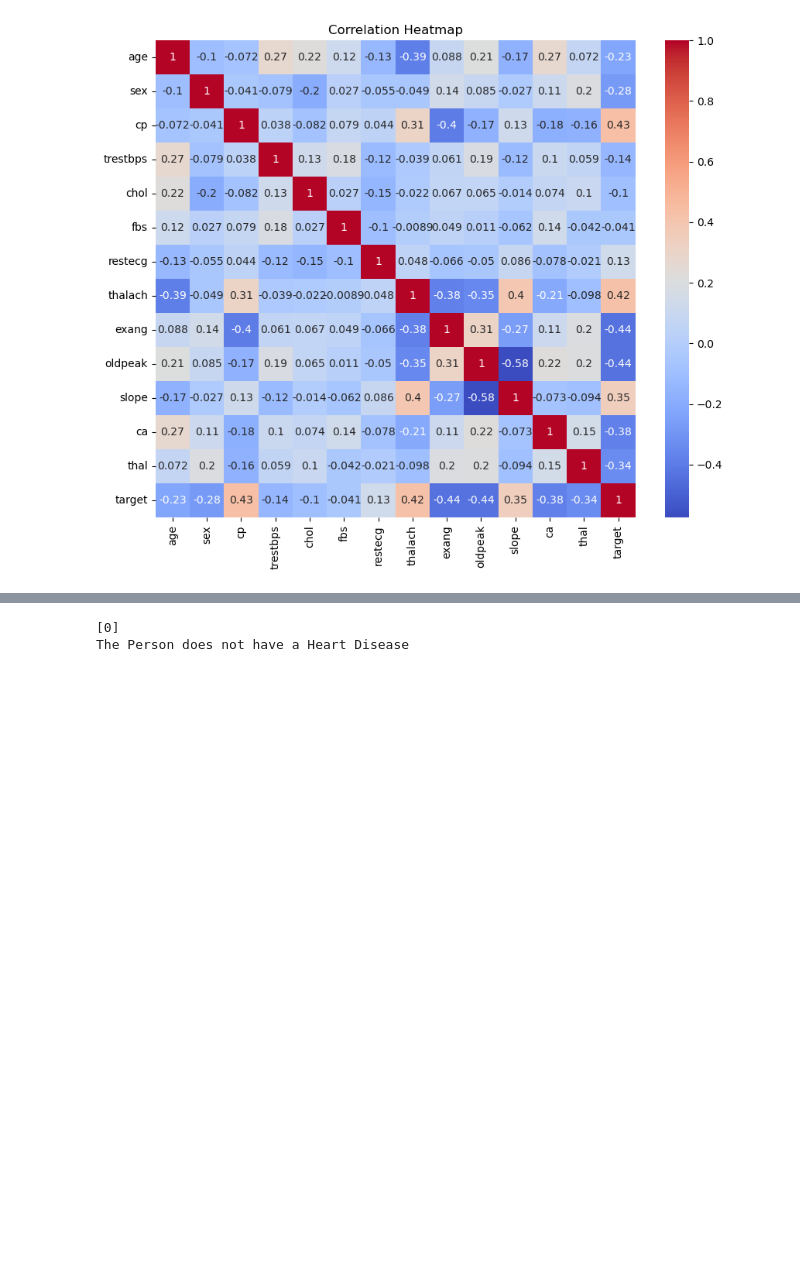
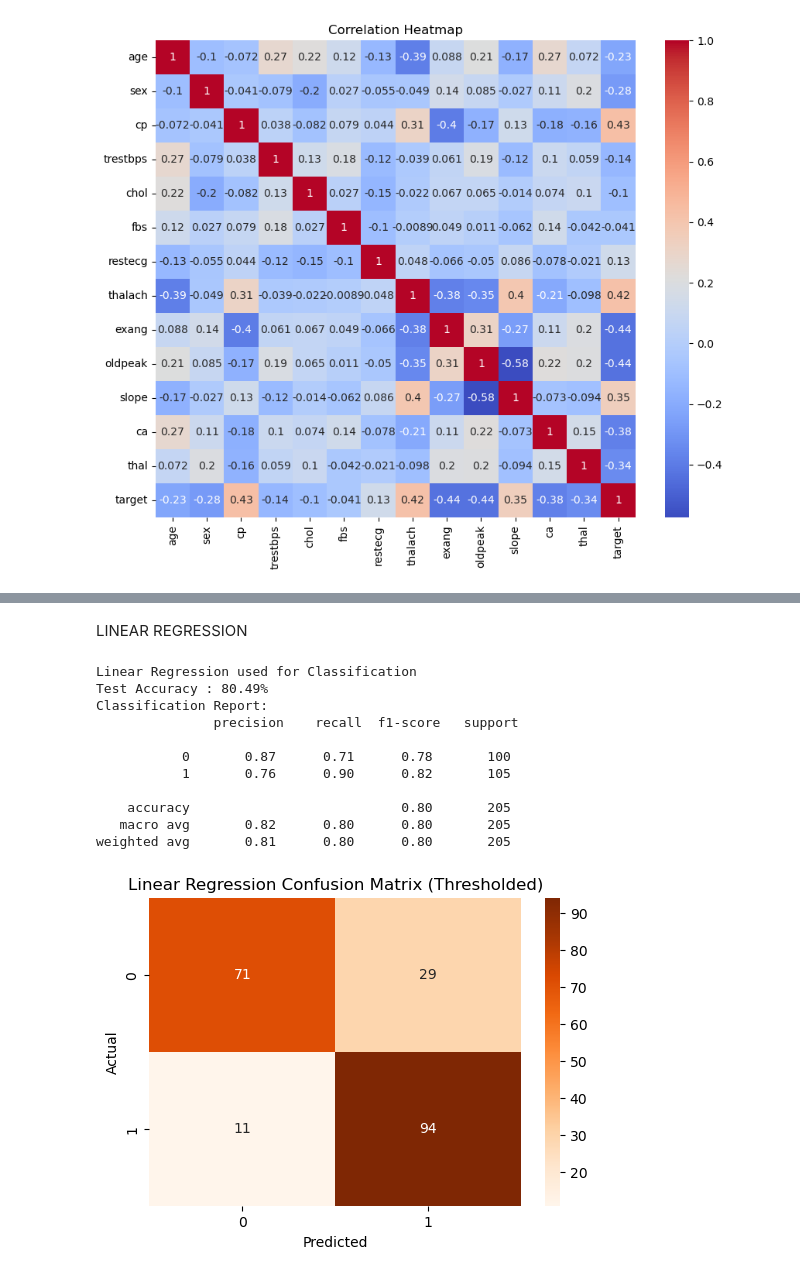
Before and after one commit to Mr-Wasith/Heart_Disease_Prediction, a Jupyter notebook: Heart_Disease_Prediction.ipynb, the cells around one changed output, grey strips where cells are left out. Drawn from its saved outputs; the diff is of its cells as text; code cells hidden in the pictures; blank space fills up the shorter version.

```diff
--- a/Heart_Disease_Prediction.ipynb
+++ b/Heart_Disease_Prediction.ipynb
@@ -235,2 +91,0 @@ Splitting the data into Training Data & Test data
-# %%
-X_train, X_test, Y_train, Y_test = train_test_split(X, Y, test_size=0.2, stratify=Y, random_state=2)
@@ -245,5 +91,0 @@ Logistic Regression
-# %%
-model = LogisticRegression()
-# Training the Logistic Regression model with Training Data
-
-model.fit(X_train,Y_train)
@@ -278,12 +91,0 @@ Random Forest Model
-# %%
-from sklearn.ensemble import RandomForestClassifier
-
-# Initialize and train Random Forest model
-model = RandomForestClassifier(n_estimators=100, random_state=42)
-model.fit(X_train, Y_train)
-
-# Predict and evaluate
-y_pred = model.predict(X_test)
-accuracy = accuracy_score(Y_test, y_pred)
-
-print("Model Accuracy: ", accuracy*100)
@@ -313,21 +92,38 @@ The Person has a Heart Disease
-# %%
-# Check for another Input Data
-
-input_data = (54,1,0,124,266,0,0,109,1,2.2,1,1,3)
-
-# Change the input data to a numpy array
-input_data_as_numpy_array = np.asarray(input_data)
-
-# Reshape the numpy array as we are predicting for only on instance
-input_data_reshaped = input_data_as_numpy_array.reshape(1,-1)
-
-prediction = model.predict(input_data_reshaped)
-print(prediction)
-
-if(prediction[0] == 0):
-  print("The Person does not have a Heart Disease\n")
-else :
-  print("The Person has a Heart Disease\n")
-# %% [output]
-[0]
-The Person does not have a Heart Disease
+# %% [markdown]
+LINEAR REGRESSION
+# %%
+# Linear Regression
+lin_model = LinearRegression()
+lin_model.fit(X_train, Y_train)
+
+lin_test_pred = lin_model.predict(X_test)
+
+# Convert predicted probabilities to class labels (0 or 1)
+lin_test_pred_bin = np.where(lin_test_pred >= 0.5, 1, 0)
+
+lin_test_acc = accuracy_score(Y_test, lin_test_pred_bin)
+
+print("Linear Regression used for Classification")
+print(f"Test Accuracy : {lin_test_acc*100:.2f}%")
+print("Classification Report:\n", classification_report(Y_test, lin_test_pred_bin))
+
+# Confusion Matrix for Linear
+plt.figure(figsize=(6, 4))
+sns.heatmap(confusion_matrix(Y_test, lin_test_pred_bin), annot=True, fmt='d', cmap='Oranges')
+plt.title("Linear Regression Confusion Matrix (Thresholded)")
+plt.xlabel("Predicted")
+plt.ylabel("Actual")
+plt.show()
+# %% [output]
+Linear Regression used for Classification
+Test Accuracy : 80.49%
+Classification Report:
+               precision    recall  f1-score   support
+
+           0       0.87      0.71      0.78       100
+           1       0.76      0.90      0.82       105
+
+    accuracy                           0.80       205
+   macro avg       0.82      0.80      0.80       205
+weighted avg       0.81      0.80      0.80       205
+[figure, added]
```
Also changed, not shown: parts of 31 cells of this notebook.
